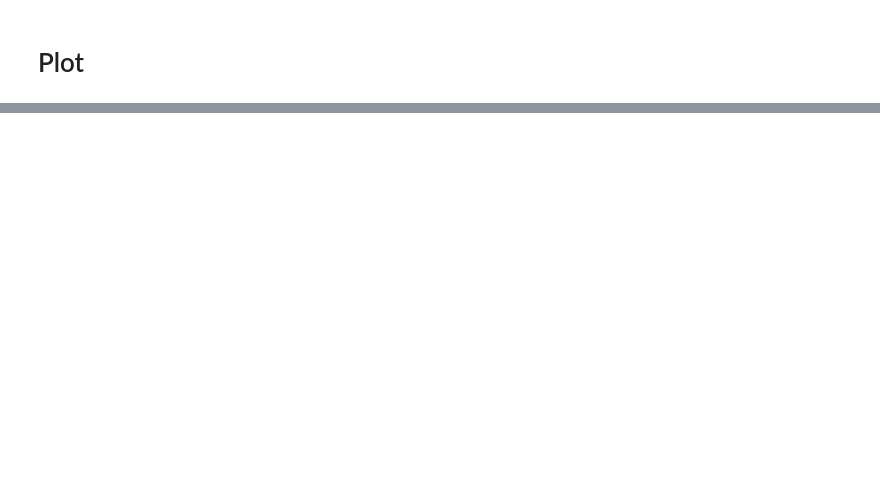
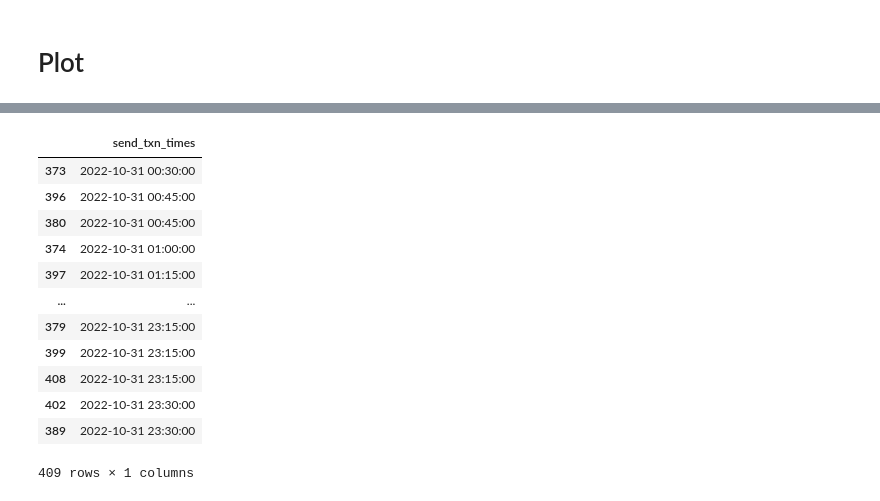
Before and after one commit to nouyang/fake-banking-data, a Jupyter notebook: 0b - main_pt2.ipynb, the cells around one changed output, grey strips where cells are left out. Saved outputs shown, nothing was run; the diff lists cells and outputs as text; code cells hidden in the pictures; blank space fills up the shorter version.

```diff
--- a/0b - main_pt2.ipynb
+++ b/0b - main_pt2.ipynb
@@ -335,11 +336,26 @@ model.agents.txns.shape
 # %%
 all_txns = []
 for agent in model.agents:
     #print(agent.id, 'with txns at timesteps: ',  agent.send_txn_times)
     #print('aka times: ')
 
     for timestamp in agent.send_txn_times:
         #print( timestep_to_time(timestamp).strftime('%H:%M'))
         all_txns.append(timestep_to_time(timestamp))
     #print('the partners were: ', agent.txns[agent.txns.txn_type =='send'].receiver_id)
 all_txns = pd.DataFrame( all_txns, columns=['send_txn_times' ])
+all_txns.sort_values(by='send_txn_times')
+# %% [output]
+|  | send_txn_times |
+| 373 | 2022-10-31 00:30:00 |
+| 396 | 2022-10-31 00:45:00 |
+| 380 | 2022-10-31 00:45:00 |
+| 374 | 2022-10-31 01:00:00 |
+| 397 | 2022-10-31 01:15:00 |
+| ... | ... |
+| 379 | 2022-10-31 23:15:00 |
+| 399 | 2022-10-31 23:15:00 |
+| 408 | 2022-10-31 23:15:00 |
+| 402 | 2022-10-31 23:30:00 |
+| 389 | 2022-10-31 23:30:00 |
+409 rows × 1 columns
```
Also changed, not shown: parts of 17 cells of this notebook.
